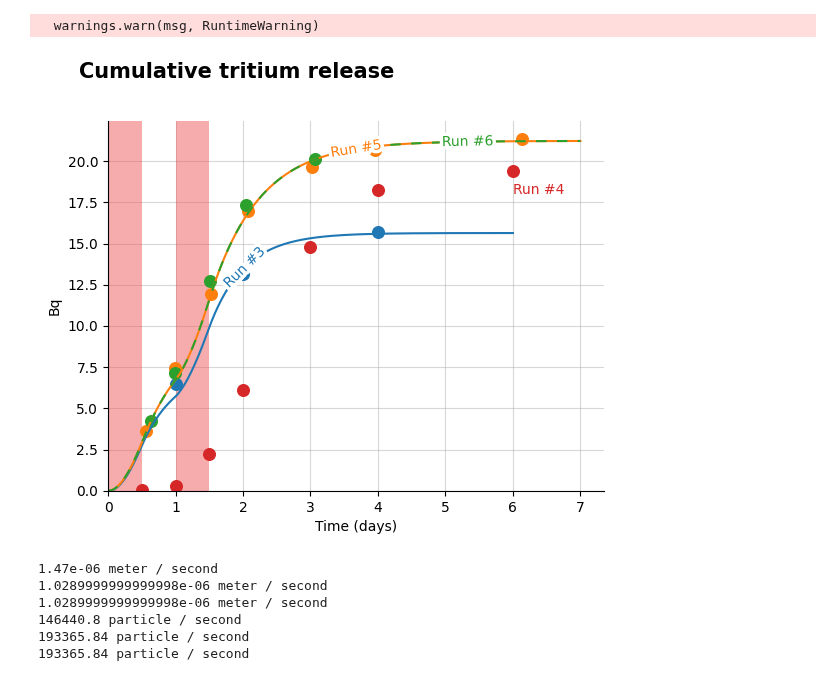
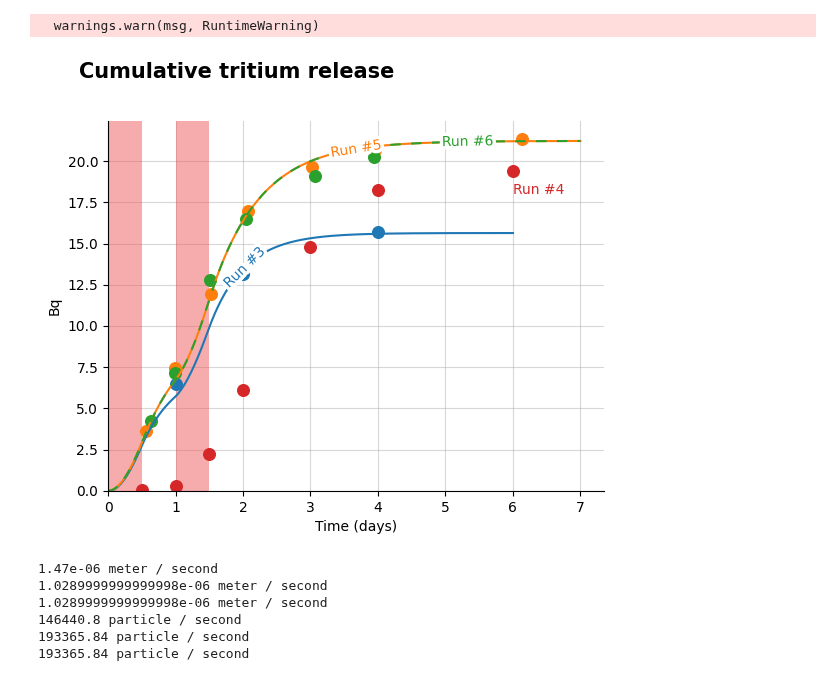
Before and after one commit to LIBRA-project/BABY-100-mL-runs, a Jupyter notebook: compare_runs.ipynb, the cells around one changed output. Saved outputs shown, nothing was run; the diff lists cells and outputs as text; code cells hidden in the pictures.

```diff
--- a/compare_runs.ipynb
+++ b/compare_runs.ipynb
@@ -180,36 +180,36 @@ plt.scatter(
     cumulative_values_run_4,
     s=70,
     color=color_run_4
 )
 
 integrated_top_run_6 = quantity_to_activity(model_run_6.integrated_release_top()).to(
             ureg.Bq
         )
 plt.plot(model_run_6.times.to(ureg.day), integrated_top_run_6, color=color_run_6, label="Run #6", linestyle="--", dashes=(5, 5))
 plt.scatter(
-    replacement_times_run_6[:-1],
-    cumulative_values_run_6[:-1],
+    replacement_times_run_6,
+    cumulative_values_run_6,
     s=70,
     color=color_run_6
 )
 
 
 plt.annotate("Run #4", (6 * ureg.days, 18 * ureg.Bq), color=color_run_4)
 
 # plt.annotate("Run #6", (2.5 * ureg.days, 21 * ureg.Bq), color=color_run_6)
 
 plt.xlim(left=0 * ureg.day)
 plt.ylim(bottom=0)
 plt.gca().spines[["right", "top"]].set_visible(False)
 plt.grid(alpha=0.5)
 labelLines(plt.gca().get_lines(), zorder=2.5)
 plt.gcf().text(0.08, 0.97, "Cumulative tritium release", weight="bold", fontsize=15)
 plt.xlabel("Time (days)")
 # axis below graph
 plt.gca().set_axisbelow(True)
 plt.savefig("cumulative_release_compare_runs.pdf")
 # %% [output]
-[figure, old version]
+[figure, new version]
 # %%
 print(model_run_3.k_top)
 print(model_run_5.k_top)
```
Also changed, not shown: 2 other files.
